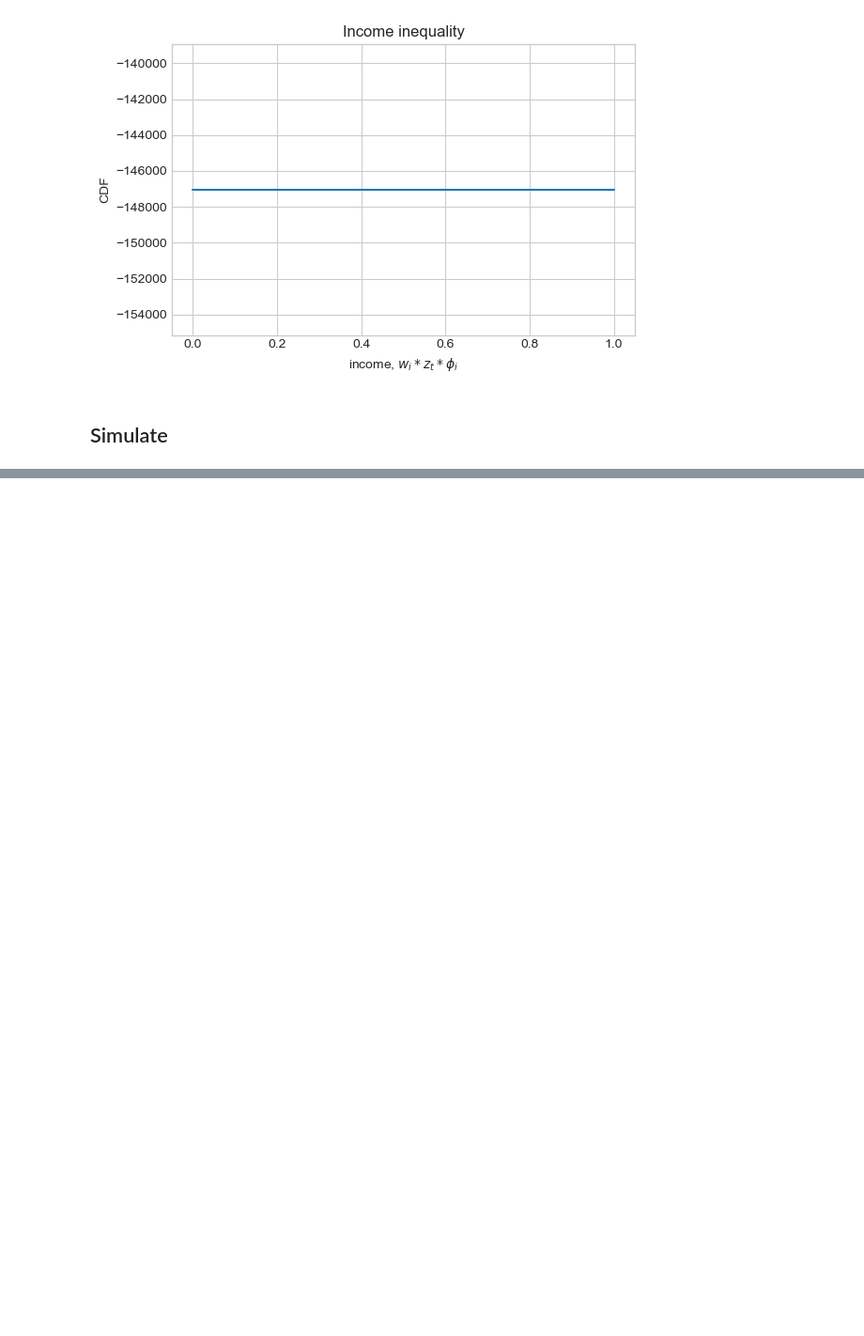
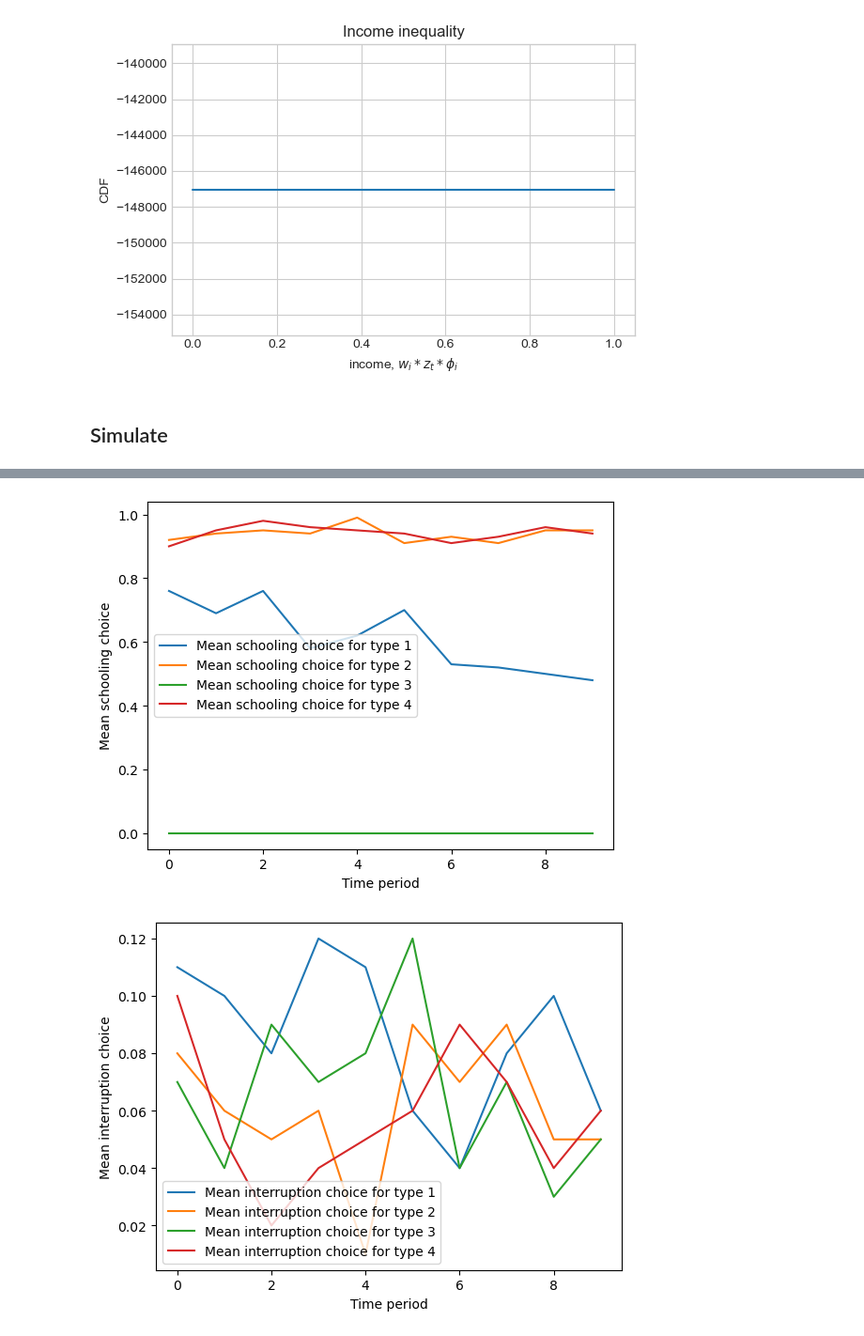
Before and after one commit to fls808/Dynamic-Programming, a Jupyter notebook: Model_Astrid.ipynb, the cells around one changed output, grey strips where cells are left out. Shown at 94% size. Cells and saved outputs as stored; diff of their text form; code cells hidden in the pictures; blank space fills up the shorter version.

```diff
--- a/Model_Astrid.ipynb
+++ b/Model_Astrid.ipynb
@@ -537,0 +391,15 @@ for vector, name in zip(plot_vectors, vector_names):
+# %%
+for vector, name in zip(plot_vectors, vector_names):
+    for i in range(4):
+        plt.plot(vector[i], label=f"{name} for type {i+1}")
+    plt.legend()
+    plt.xlabel("Time period")
+    plt.ylabel(name)
+    #plt.title(f"{name} for different types over time")
+    # Save the figure with a unique filename
+    plt.savefig(f"{name}_for_type_{i+1}_over_time.png")
+    # Show the figure
+    plt.show()
+# %% [output]
+[figure, added]
+[figure, added]
```
Also changed, not shown: parts of 19 cells of this notebook, 6 other files.
